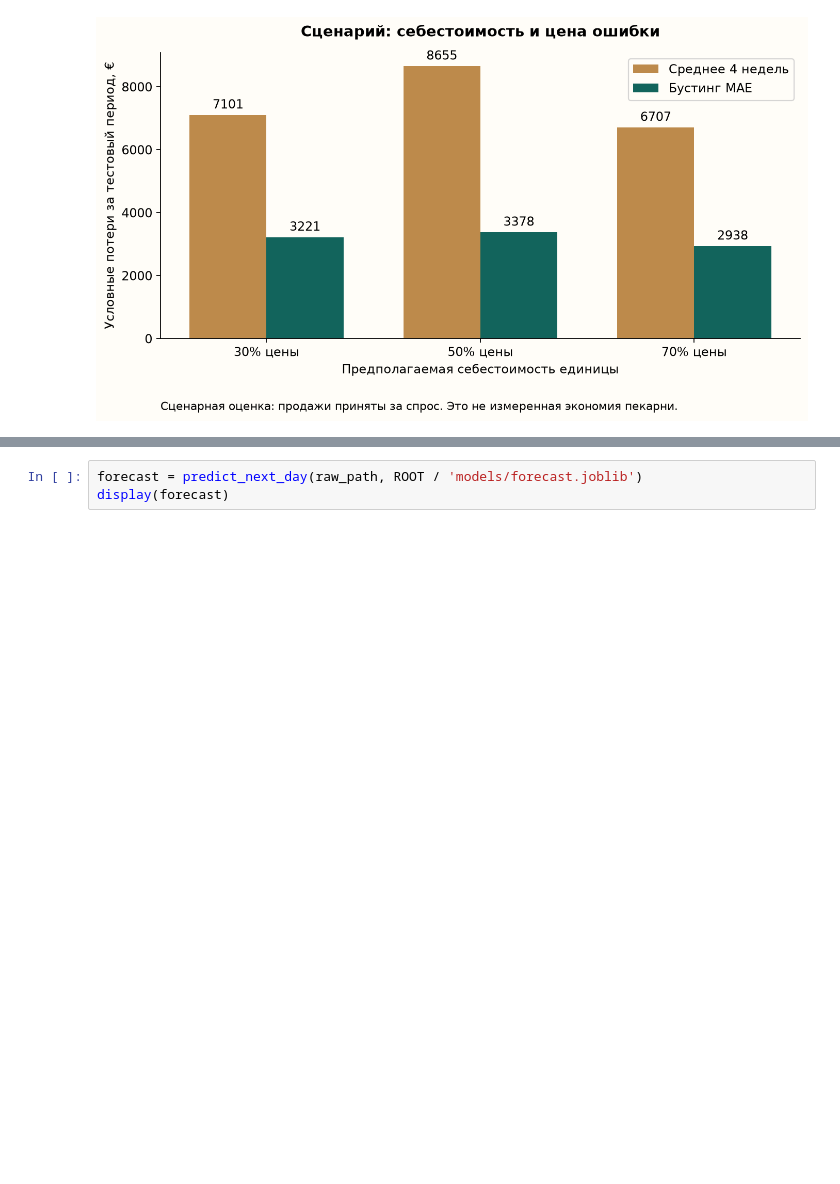
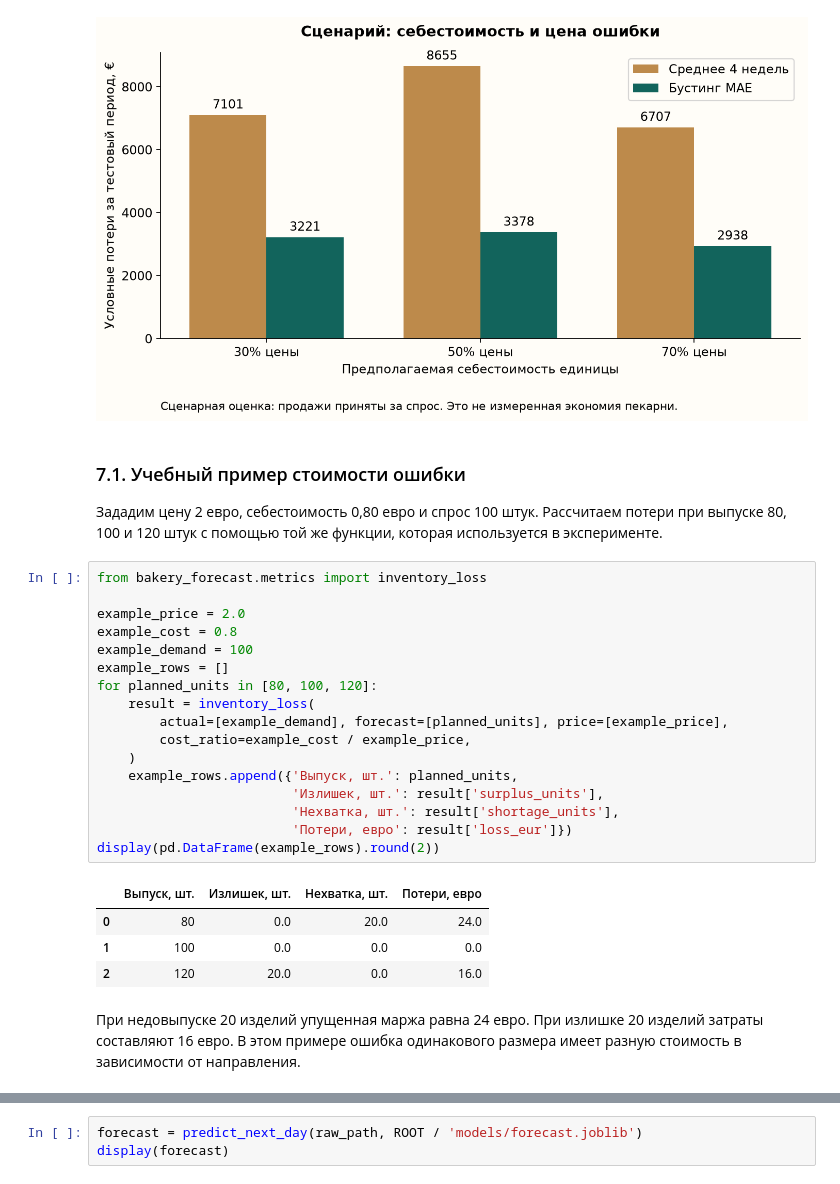
Before and after one commit to geoink/Ymnaia_Pekarna, a Jupyter notebook: notebooks/01_bakery_forecasting.ipynb, the cells around one changed output, grey strips where cells are left out. Saved outputs shown, nothing was run; the diff lists cells and outputs as text; blank space fills up the shorter version.

```diff
--- a/notebooks/01_bakery_forecasting.ipynb
+++ b/notebooks/01_bakery_forecasting.ipynb
@@ -194,6 +250,34 @@ display(Image(filename=str(ROOT / 'reports/figures/economic_scenarios.png')))
 | 13 | hgb_poisson | 0.7 | 0.9 | 2677.24 | 1177.0 | 4885.0 |
 | 14 | blend_absolute | 0.7 | 0.9 | 4948.09 | 4069.0 | 4543.0 |
 [figure]
+# %% [markdown]
+### 7.1. Учебный пример стоимости ошибки
+
+Зададим цену 2 евро, себестоимость 0,80 евро и спрос 100 штук. Рассчитаем потери при выпуске 80, 100 и 120 штук с помощью той же функции, которая используется в эксперименте.
+# %%
+from bakery_forecast.metrics import inventory_loss
+
+example_price = 2.0
+example_cost = 0.8
+example_demand = 100
+example_rows = []
+for planned_units in [80, 100, 120]:
+    result = inventory_loss(
+        actual=[example_demand], forecast=[planned_units], price=[example_price],
+        cost_ratio=example_cost / example_price,
+    )
+    example_rows.append({'Выпуск, шт.': planned_units,
+                         'Излишек, шт.': result['surplus_units'],
+                         'Нехватка, шт.': result['shortage_units'],
+                         'Потери, евро': result['loss_eur']})
+display(pd.DataFrame(example_rows).round(2))
+# %% [output]
+|  | Выпуск, шт. | Излишек, шт. | Нехватка, шт. | Потери, евро |
+| 0 | 80 | 0.0 | 20.0 | 24.0 |
+| 1 | 100 | 0.0 | 0.0 | 0.0 |
+| 2 | 120 | 20.0 | 0.0 | 16.0 |
+# %% [markdown]
+При недовыпуске 20 изделий упущенная маржа равна 24 евро. При излишке 20 изделий затраты составляют 16 евро. В этом примере ошибка одинакового размера имеет разную стоимость в зависимости от направления.
 # %% [markdown]
 ## 8. Пример использования
 
```
Also changed, not shown: parts of 14 cells of this notebook, 12 other files.
